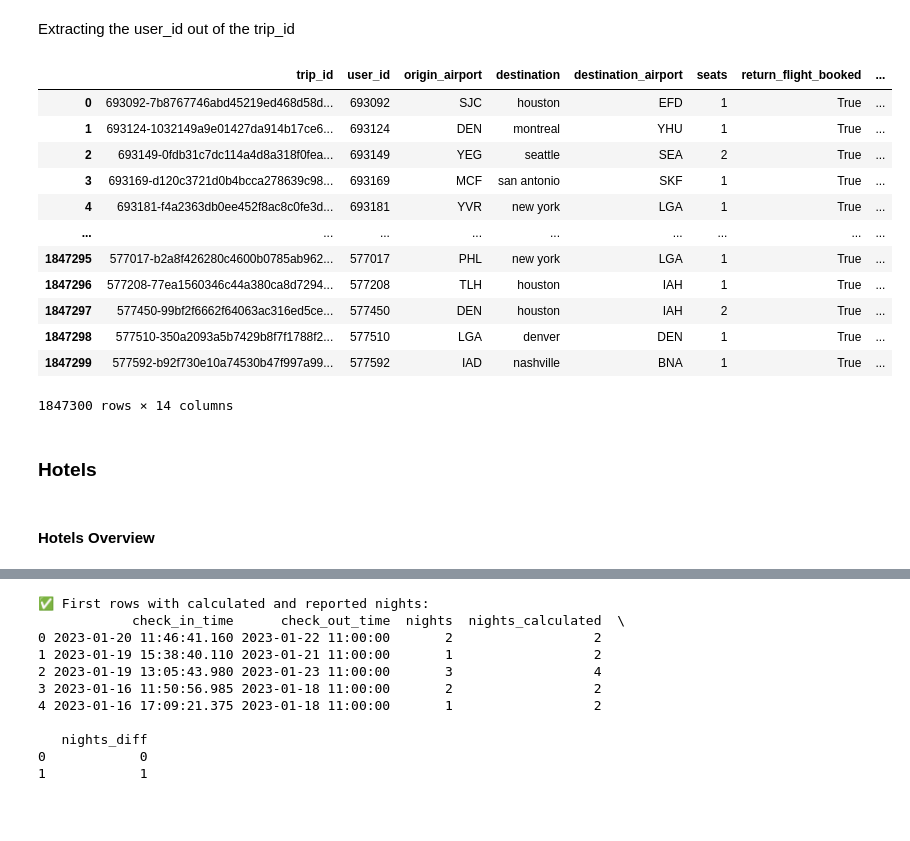
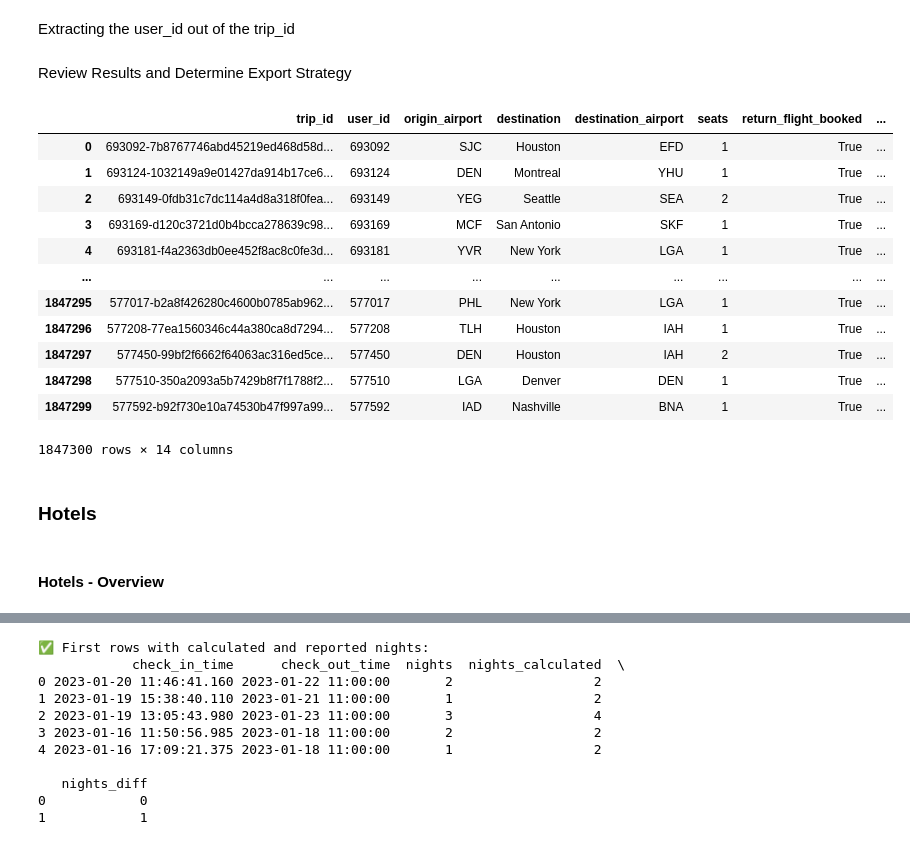
Before and after one commit to KonstantinData/Mastery-Project-Masterschool, a Jupyter notebook: notebooks/mastery-project-2025.ipynb, the cells around one changed output, grey strips where cells are left out. Drawn from its saved outputs; the diff is of its cells as text; code cells hidden in the pictures; blank space fills up the shorter version.

```diff
--- a/notebooks/mastery-project-2025.ipynb
+++ b/notebooks/mastery-project-2025.ipynb
@@ -131,0 +140,2 @@ df_flights['trip_airline'] = df_flights['trip_airline'].str.replace(r'\bAir\s+Li
+# %%
+df_flights["destination"] = df_flights["destination"].str.title()
@@ -135,33 +173,38 @@ df_flights['trip_airline'] = df_flights['trip_airline'].str.replace(r'\bAir\s+Li
 Extracting the user_id out of the trip_id
 # %%
 df_flights['user_id'] = df_flights['trip_id'].str.extract(r'^([^-]+)')
+# %% [markdown]
+Review Results and Determine Export Strategy
 # %%
 df_flights = df_flights[
     ['trip_id', 'user_id', 'origin_airport', 'destination', 'destination_airport',
      'seats', 'return_flight_booked', 'departure_time', 'return_time',
      'checked_bags', 'trip_airline', 'destination_airport_lat',
      'destination_airport_lon', 'base_fare_usd']
 ]
+df_flights
 
-df_flights
+df_flights_silver = df_flights
+
+df_flights_silver
 # %% [output]
 |  | trip_id | user_id | origin_airport | destination | destination_airport | seats | return_flight_booked | ... |
-| 0 | 693092-7b8767746abd45219ed468d58d... | 693092 | SJC | houston | EFD | 1 | True | ... |
-| 1 | 693124-1032149a9e01427da914b17ce6... | 693124 | DEN | montreal | YHU | 1 | True | ... |
-| 2 | 693149-0fdb31c7dc114a4d8a318f0fea... | 693149 | YEG | seattle | SEA | 2 | True | ... |
-| 3 | 693169-d120c3721d0b4bcca278639c98... | 693169 | MCF | san antonio | SKF | 1 | True | ... |
-| 4 | 693181-f4a2363db0ee452f8ac8c0fe3d... | 693181 | YVR | new york | LGA | 1 | True | ... |
+| 0 | 693092-7b8767746abd45219ed468d58d... | 693092 | SJC | Houston | EFD | 1 | True | ... |
+| 1 | 693124-1032149a9e01427da914b17ce6... | 693124 | DEN | Montreal | YHU | 1 | True | ... |
+| 2 | 693149-0fdb31c7dc114a4d8a318f0fea... | 693149 | YEG | Seattle | SEA | 2 | True | ... |
+| 3 | 693169-d120c3721d0b4bcca278639c98... | 693169 | MCF | San Antonio | SKF | 1 | True | ... |
+| 4 | 693181-f4a2363db0ee452f8ac8c0fe3d... | 693181 | YVR | New York | LGA | 1 | True | ... |
 | ... | ... | ... | ... | ... | ... | ... | ... | ... |
-| 1847295 | 577017-b2a8f426280c4600b0785ab962... | 577017 | PHL | new york | LGA | 1 | True | ... |
-| 1847296 | 577208-77ea1560346c44a380ca8d7294... | 577208 | TLH | houston | IAH | 1 | True | ... |
-| 1847297 | 577450-99bf2f6662f64063ac316ed5ce... | 577450 | DEN | houston | IAH | 2 | True | ... |
-| 1847298 | 577510-350a2093a5b7429b8f7f1788f2... | 577510 | LGA | denver | DEN | 1 | True | ... |
-| 1847299 | 577592-b92f730e10a74530b47f997a99... | 577592 | IAD | nashville | BNA | 1 | True | ... |
+| 1847295 | 577017-b2a8f426280c4600b0785ab962... | 577017 | PHL | New York | LGA | 1 | True | ... |
+| 1847296 | 577208-77ea1560346c44a380ca8d7294... | 577208 | TLH | Houston | IAH | 1 | True | ... |
+| 1847297 | 577450-99bf2f6662f64063ac316ed5ce... | 577450 | DEN | Houston | IAH | 2 | True | ... |
+| 1847298 | 577510-350a2093a5b7429b8f7f1788f2... | 577510 | LGA | Denver | DEN | 1 | True | ... |
+| 1847299 | 577592-b92f730e10a74530b47f997a99... | 577592 | IAD | Nashville | BNA | 1 | True | ... |
 1847300 rows × 14 columns
 # %% [markdown]
 ### **Hotels**
 # %% [markdown]
-#### Hotels Overview
+#### Hotels - Overview
 # %%
 # 🧭 Quick overview of the dataset
 
```
Also changed, not shown: parts of 56 cells of this notebook, 1 other file.
